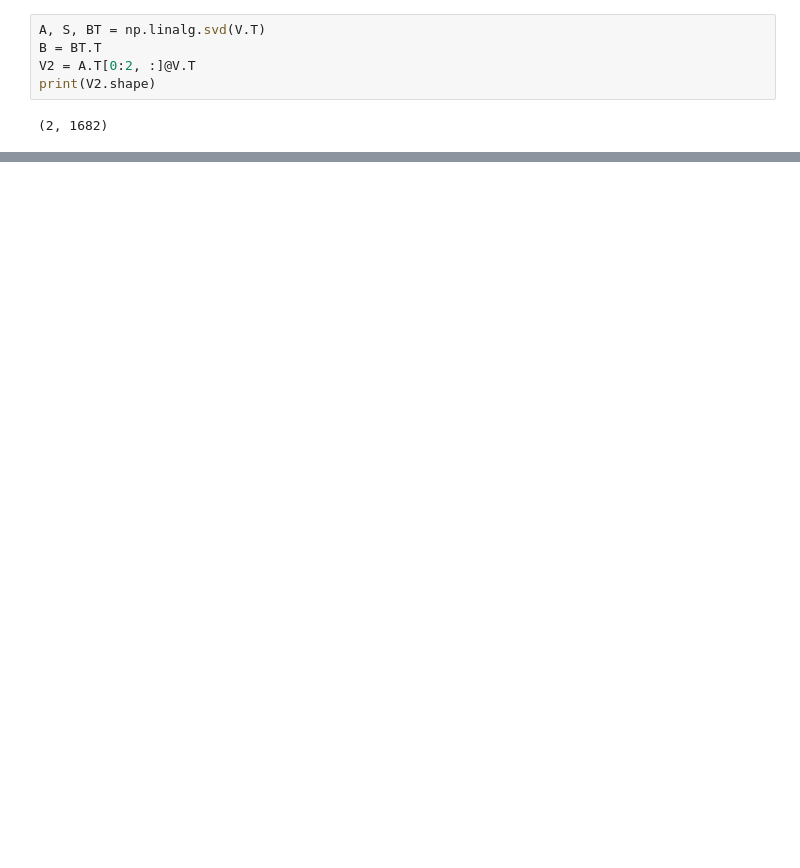
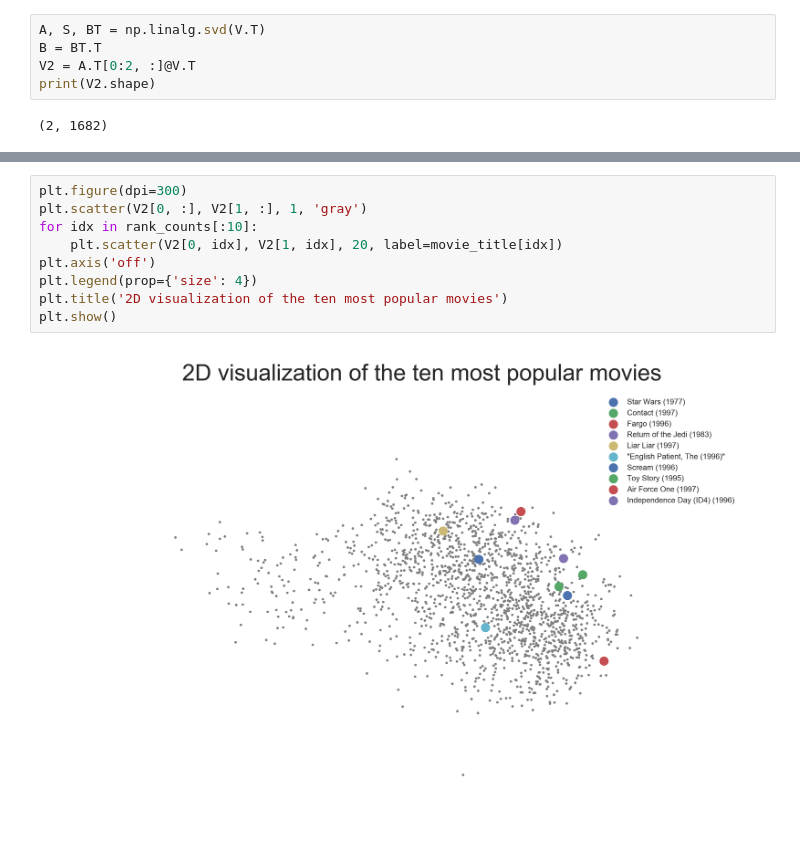
Before and after one commit to dibidave/central-nervous-system, a Jupyter notebook: project2/Simple SGD.ipynb, the cells around one changed output, grey strips where cells are left out. Drawn from its saved outputs; the diff is of its cells as text; blank space fills up the shorter version.

```diff
--- a/project2/Simple SGD.ipynb
+++ b/project2/Simple SGD.ipynb
@@ -53,0 +98,11 @@ plt.show()
+# %%
+plt.figure(dpi=300)
+plt.scatter(V2[0, :], V2[1, :], 1, 'gray')
+for idx in rank_counts[:10]:
+    plt.scatter(V2[0, idx], V2[1, idx], 20, label=movie_title[idx])
+plt.axis('off')
+plt.legend(prop={'size': 4})
+plt.title('2D visualization of the ten most popular movies')
+plt.show()
+# %% [output]
+[figure, added]
```
Also changed, not shown: parts of 11 cells of this notebook.
